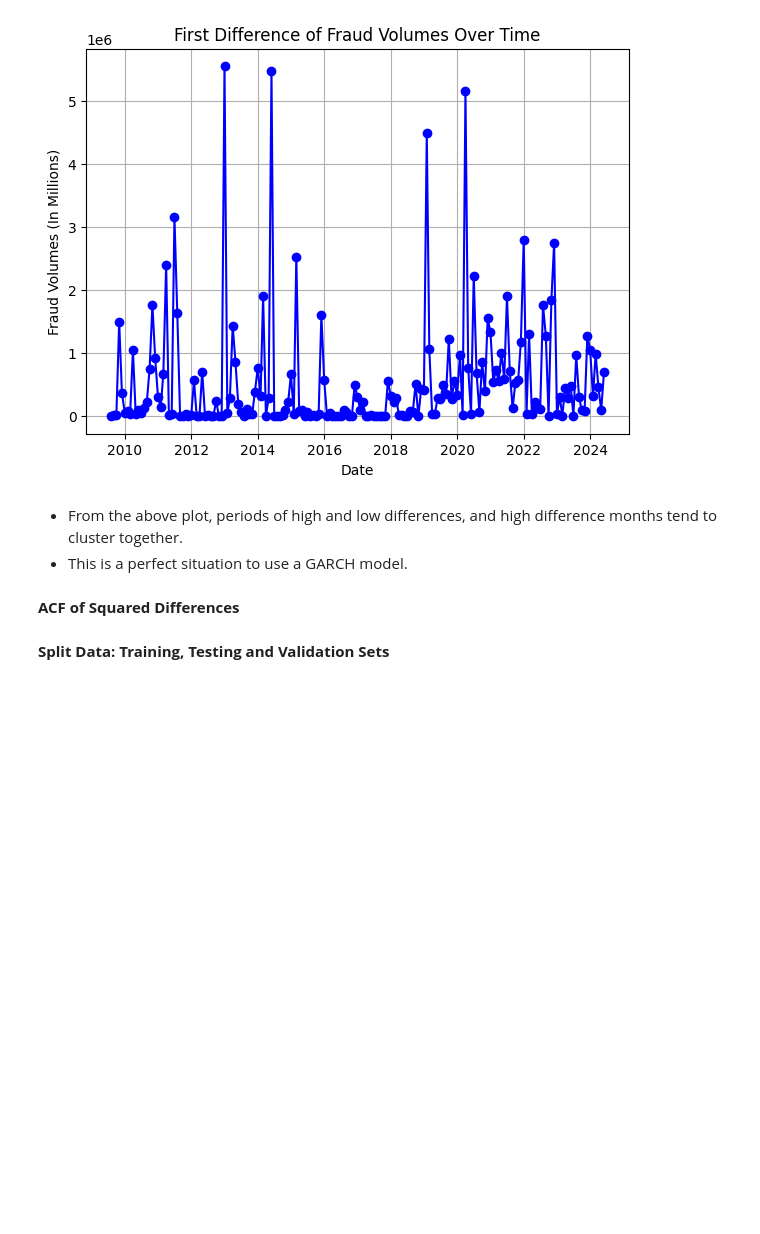
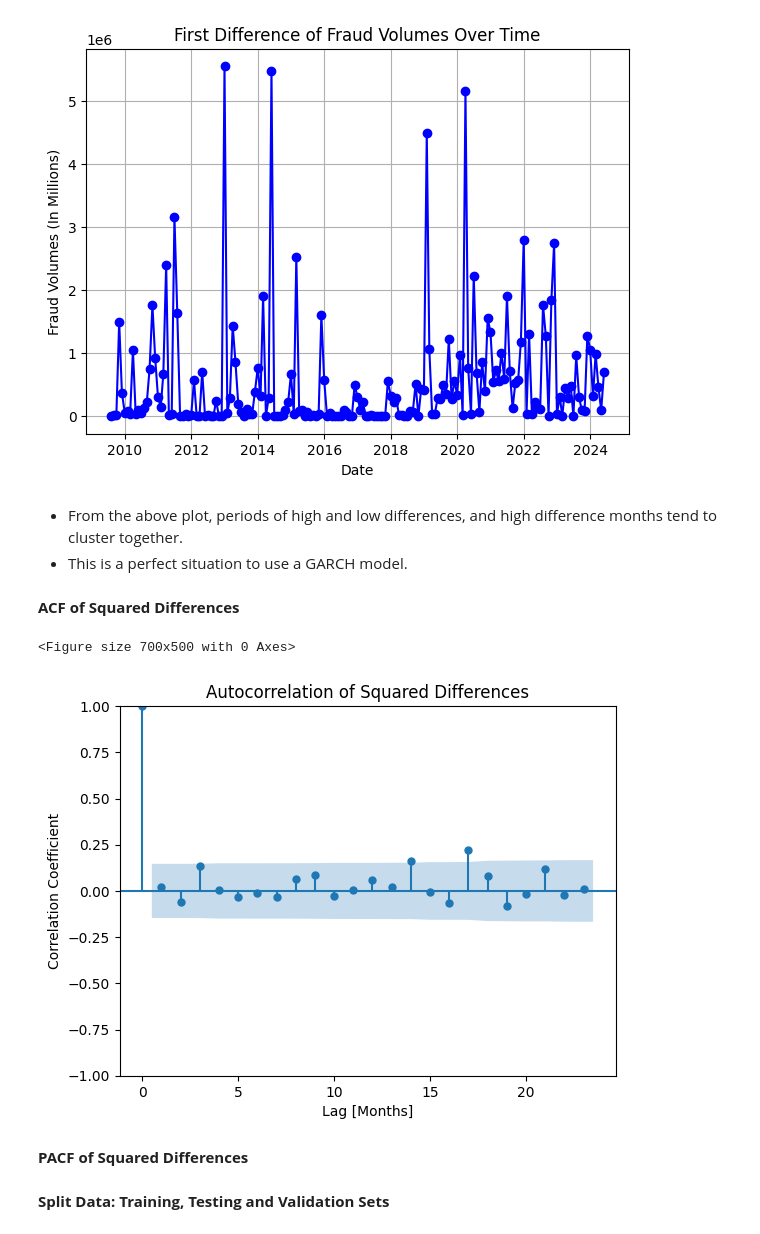
Before and after one commit to micahondiwa/fraud_volumes_detection, a Jupyter notebook: 0-data_wrangling.ipynb, the cells around one changed output. Cells and saved outputs as stored; diff of their text form; code cells hidden in the pictures; blank space fills up the shorter version.

Commit message:
Line plot

```diff
--- a/0-data_wrangling.ipynb
+++ b/0-data_wrangling.ipynb
@@ -324,5 +324,17 @@ plt.show()
 - This is a perfect situation to use a GARCH model.
 # %% [markdown]
 **ACF of Squared Differences**
+# %%
+plt.figure(figsize=(7, 5))
+plot_acf(diff_squared)
+plt.title('Autocorrelation of Squared Differences')
+plt.xlabel("Lag [Months]")
+plt.ylabel("Correlation Coefficient");
+plt.show()
+# %% [output]
+<Figure size 700x500 with 0 Axes>
+[figure, added]
+# %% [markdown]
+**PACF of Squared Differences**
 # %% [markdown]
 **Split Data: Training, Testing and Validation Sets**
```
